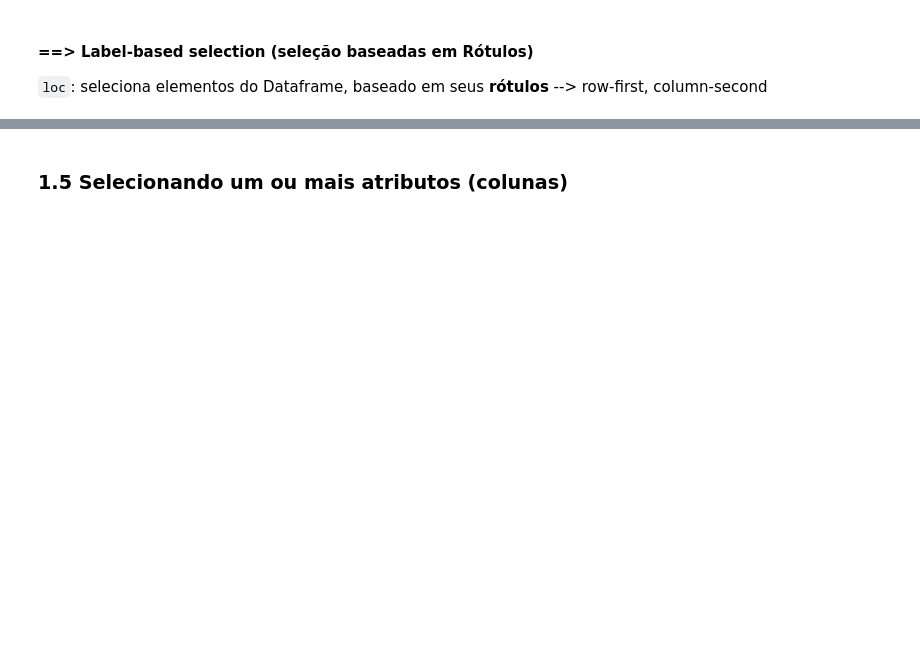
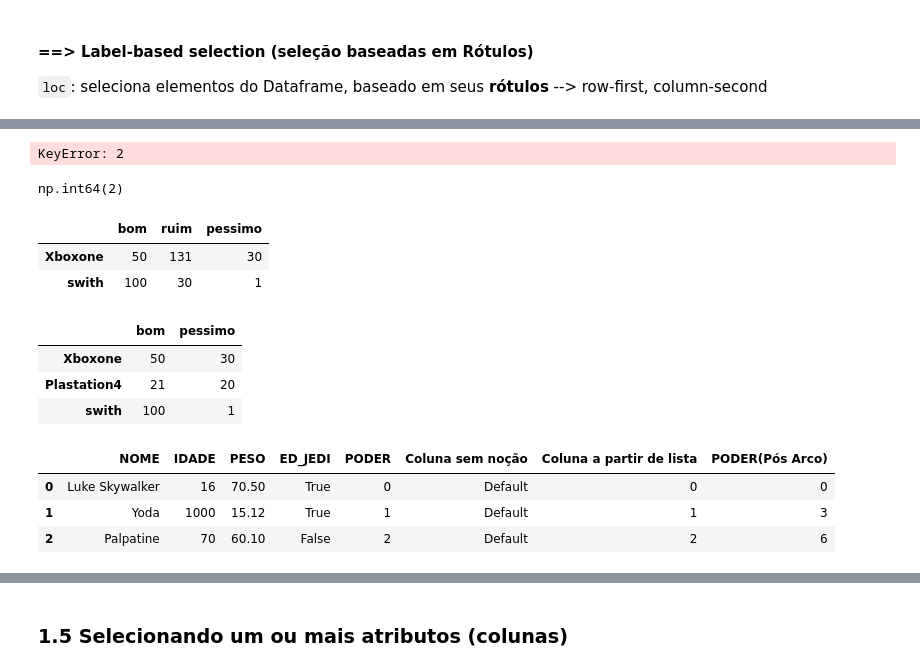
Before and after one commit to JairCipriano/projeto_machine_learning, a Jupyter notebook: projeto_pandas/manipulacao_de_dados_codigo_base.ipynb, the cells around one changed output, grey strips where cells are left out. Cells and saved outputs as stored; diff of their text form; code cells hidden in the pictures; blank space fills up the shorter version.

```diff
--- a/projeto_pandas/manipulacao_de_dados_codigo_base.ipynb
+++ b/projeto_pandas/manipulacao_de_dados_codigo_base.ipynb
@@ -489,0 +584,25 @@ Mostrando linhas específicas de um DataFrame:
+# %%
+#Não funciona o loc tentando acessar index rotulados com numeros
+pesquisa_de_satisfacao.loc[2]
+# %% [output]
+KeyError: 2
+# %%
+#Retorna o valor da linha Plastation4 e coluna ruin
+pesquisa_de_satisfacao.loc['Plastation4', 'ruim']
+# %% [output]
+np.int64(2)
+# %%
+#Seleciona a linhas com indices  rotulados 'Xboxone' e 'swith'
+pesquisa_de_satisfacao.loc[['Xboxone', 'swith']]
+# %% [output]
+|  | bom | ruim | pessimo |
+| Xboxone | 50 | 131 | 30 |
+| swith | 100 | 30 | 1 |
+# %%
+#Retorna todas as linhas e apenas colunas com bom e pessimo
+pesquisa_de_satisfacao[['bom', 'pessimo']]
+# %% [output]
+|  | bom | pessimo |
+| Xboxone | 50 | 30 |
+| Plastation4 | 21 | 20 |
+| swith | 100 | 1 |
@@ -489,0 +612,7 @@ Mostrando linhas específicas de um DataFrame:
+# %%
+personagens_df
+# %% [output]
+|  | NOME | IDADE | PESO | ED_JEDI | PODER | Coluna sem noção | Coluna a partir de lista | PODER(Pós Arco) |
+| 0 | Luke Skywalker | 16 | 70.50 | True | 0 | Default | 0 | 0 |
+| 1 | Yoda | 1000 | 15.12 | True | 1 | Default | 1 | 3 |
+| 2 | Palpatine | 70 | 60.10 | False | 2 | Default | 2 | 6 |
```
Also changed, not shown: parts of 35 cells of this notebook, 1 other file.
